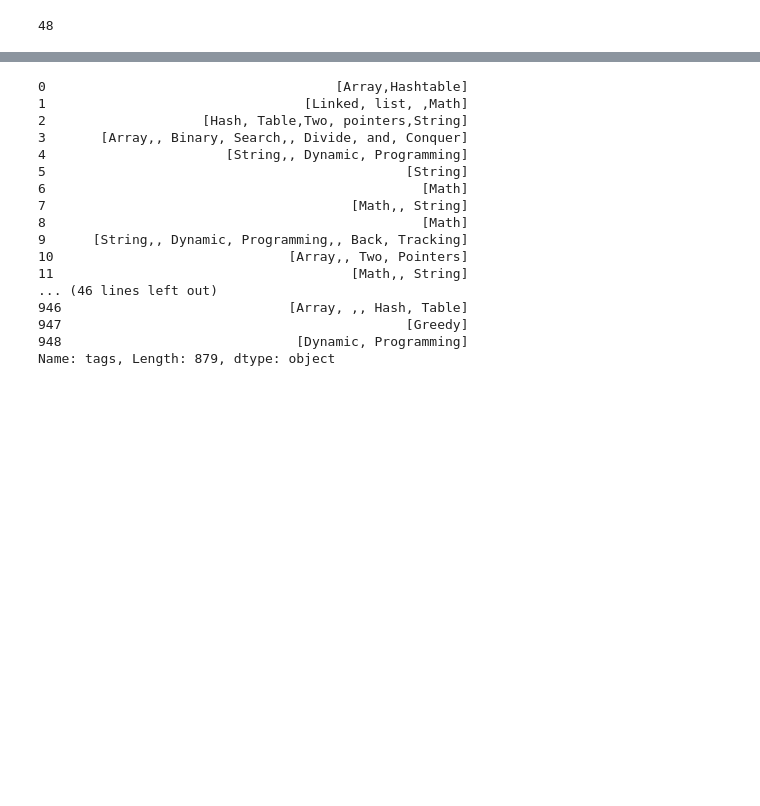
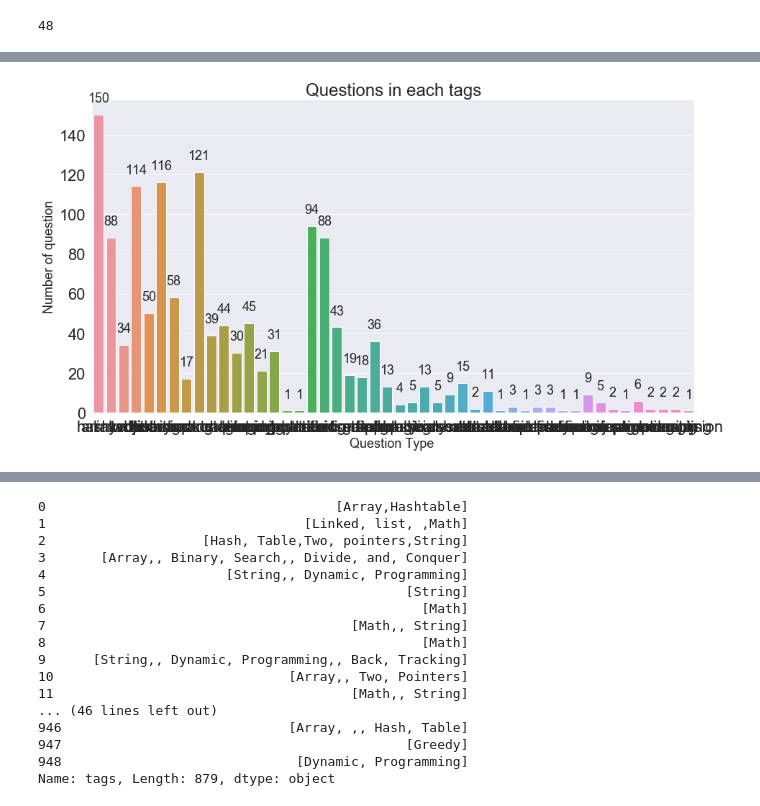
Before and after one commit to shashisp/multi_label, a Jupyter notebook: multi_label.ipynb, the cells around one changed output, grey strips where cells are left out. Saved outputs shown, nothing was run; the diff lists cells and outputs as text; code cells hidden in the pictures; blank space fills up the shorter version.

```diff
--- a/multi_label.ipynb
+++ b/multi_label.ipynb
@@ -61,3 +81,6 @@ tags = tag_to_content.tag.unique().tolist()
 print(len(tags))
 # %% [output]
 48
+# %%
+for tag in tags:
+    tag_to_content[tag] = tag_to_content.tag.apply(lambda x: 1 if x == tag else 0)
@@ -63,0 +108,20 @@ print(len(tags))
+# %%
+sns.set(font_scale = 2)
+plt.figure(figsize=(15,8))
+
+ax= sns.barplot(tags, tag_to_content.iloc[:,2:].sum().values)
+
+plt.title("Questions in each tags", fontsize=24)
+plt.ylabel('Number of question', fontsize=18)
+plt.xlabel('Question Type ', fontsize=18)
+
+#adding the text labels
+rects = ax.patches
+labels = tag_to_content.iloc[:,2:].sum().values
+for rect, label in zip(rects, labels):
+    height = rect.get_height()
+    ax.text(rect.get_x() + rect.get_width()/2, height + 5, label, ha='center', va='bottom', fontsize=18)
+
+plt.show()
+# %% [output]
+[figure, added]
```
Also changed, not shown: parts of 7 cells of this notebook.
